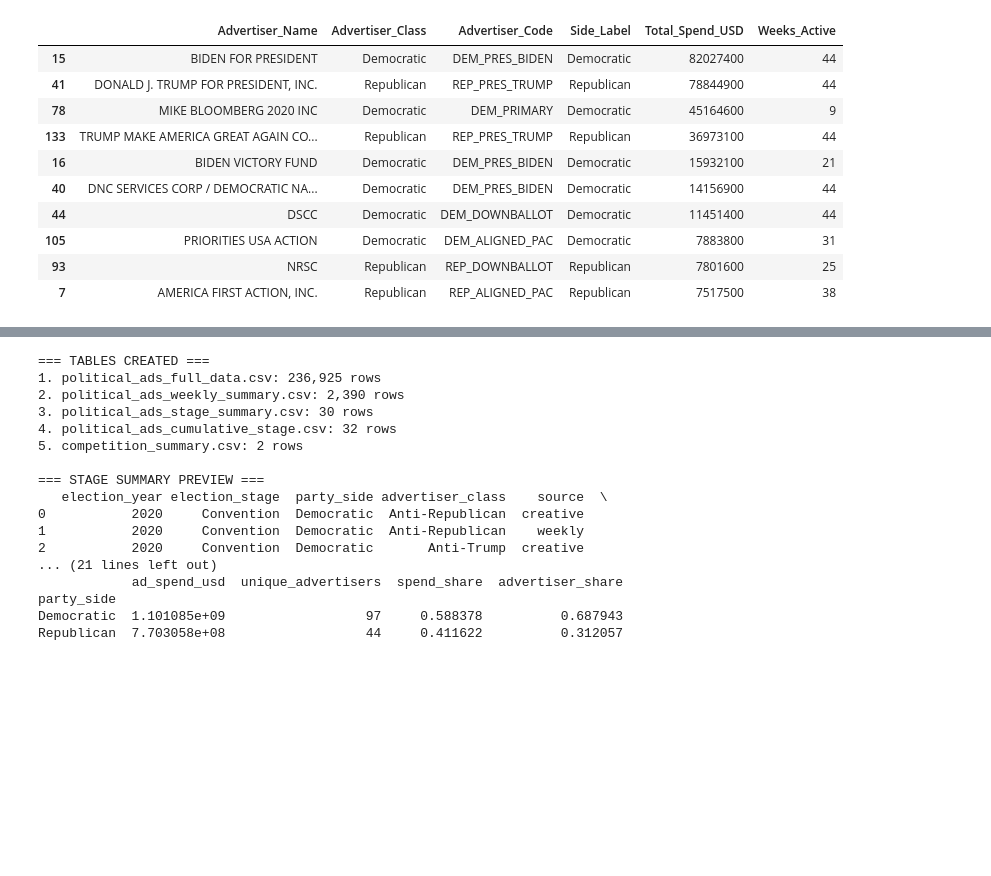
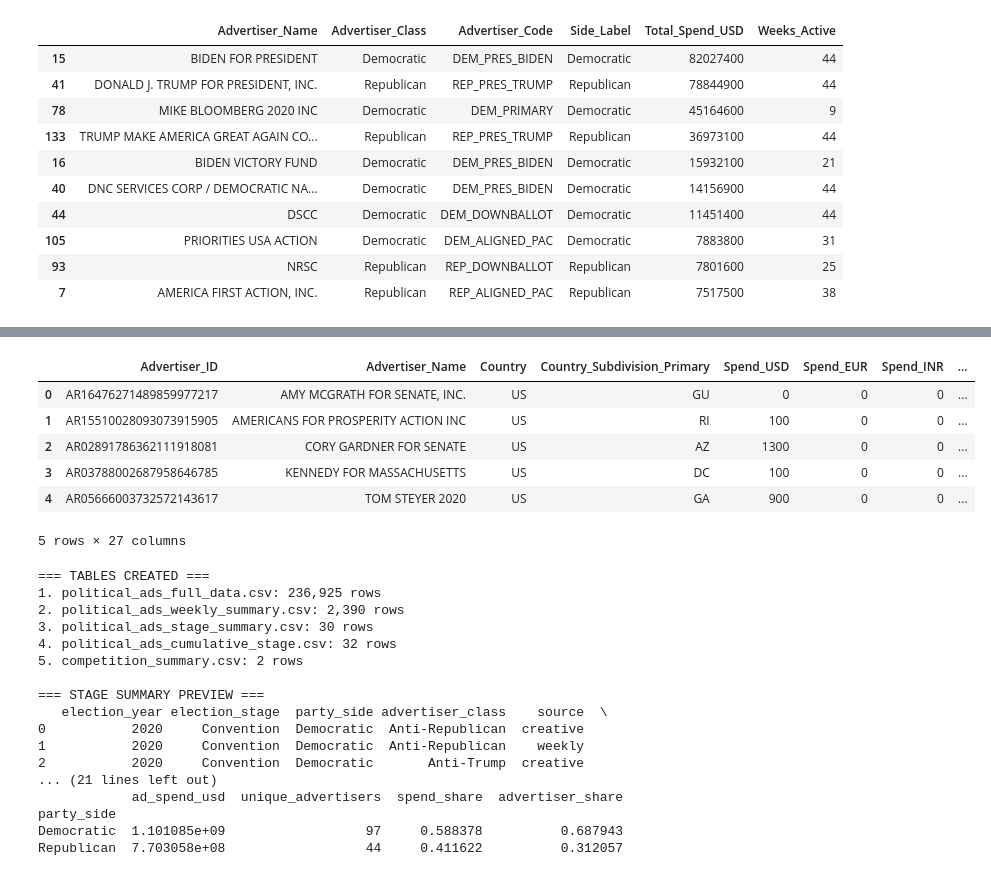
Before and after one commit to klyuchnikova/PoliticalVotingGames, a Jupyter notebook: collect_dataset.ipynb, the cells around one changed output, grey strips where cells are left out. Saved outputs shown, nothing was run; the diff lists cells and outputs as text; code cells hidden in the pictures; blank space fills up the shorter version.

```diff
--- a/collect_dataset.ipynb
+++ b/collect_dataset.ipynb
@@ -947,3 +954,13 @@ Unidentified creative advertisers: 3092
+# %%
+ads_tables["geo_party_ads"].head(5)
+# %% [output]
+|  | Advertiser_ID | Advertiser_Name | Country | Country_Subdivision_Primary | Spend_USD | Spend_EUR | Spend_INR | ... |
+| 0 | AR16476271489859977217 | AMY MCGRATH FOR SENATE, INC. | US | GU | 0 | 0 | 0 | ... |
+| 1 | AR15510028093073915905 | AMERICANS FOR PROSPERITY ACTION INC | US | RI | 100 | 0 | 0 | ... |
+| 2 | AR02891786362111918081 | CORY GARDNER FOR SENATE | US | AZ | 1300 | 0 | 0 | ... |
+| 3 | AR03788002687958646785 | KENNEDY FOR MASSACHUSETTS | US | DC | 100 | 0 | 0 | ... |
+| 4 | AR05666003732572143617 | TOM STEYER 2020 | US | GA | 900 | 0 | 0 | ... |
+5 rows × 27 columns
 # %%
 def assign_election_stage(df: pd.DataFrame, date_col: str = "Week_Start_Date") -> pd.DataFrame:
     out = df.copy()
```
Also changed, not shown: parts of 8 cells of this notebook, 5 other files.
